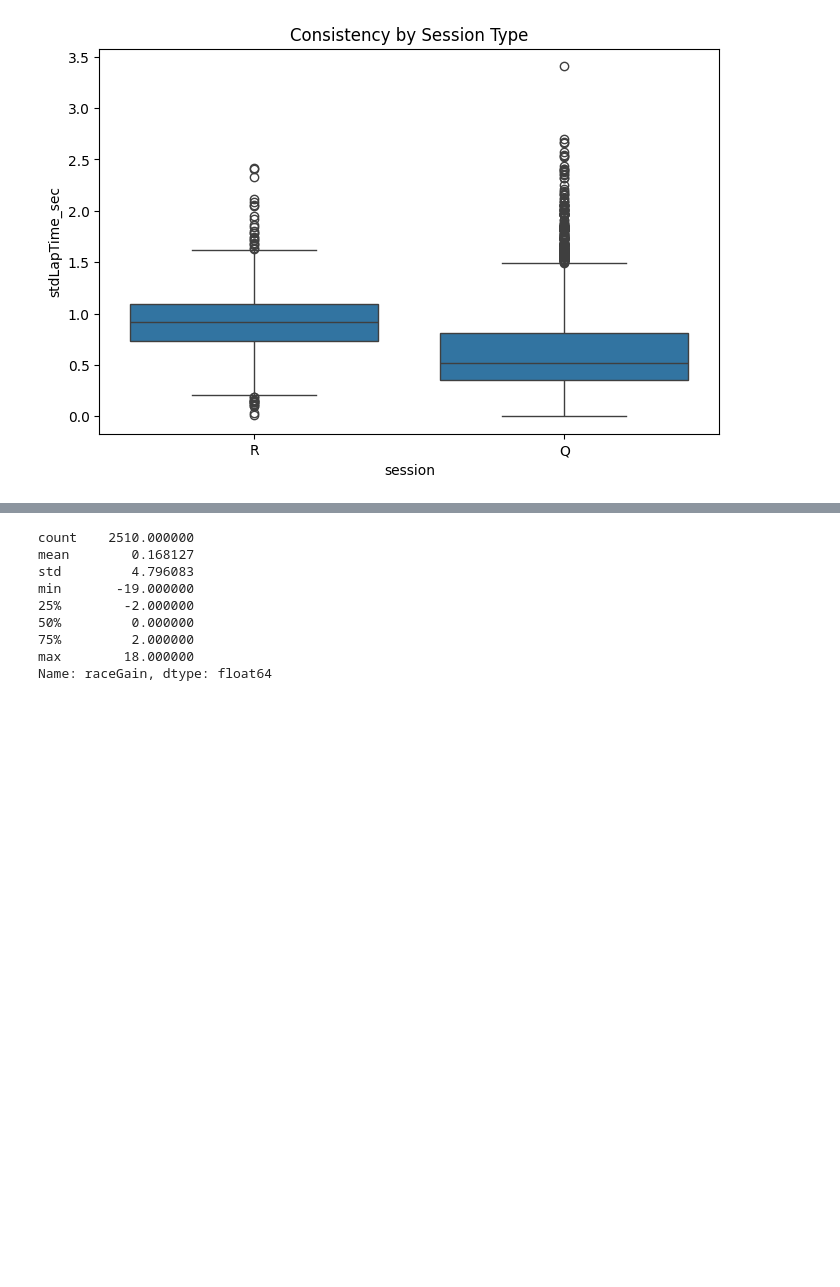
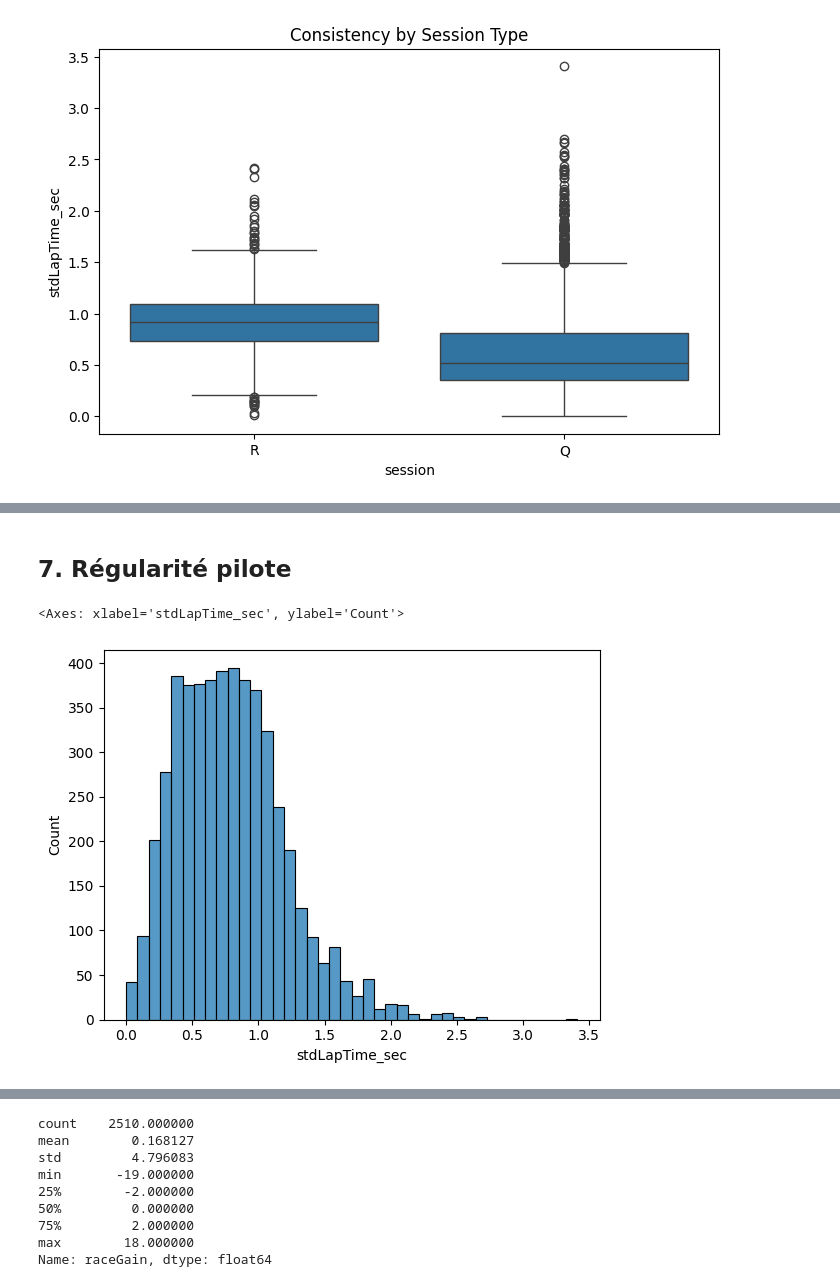
Before and after one commit to imanee3/Fil-rouge, a Jupyter notebook: notebooks/EDA.ipynb, the cells around one changed output, grey strips where cells are left out. Saved outputs shown, nothing was run; the diff lists cells and outputs as text; code cells hidden in the pictures; blank space fills up the shorter version.

```diff
--- a/notebooks/EDA.ipynb
+++ b/notebooks/EDA.ipynb
@@ -124,0 +179,7 @@ Name: maxSpeed_kmh, dtype: float64
+# %% [markdown]
+## 7. Régularité pilote
+# %%
+sns.histplot(df_fastf1["stdLapTime_sec"], bins=40)
+# %% [output]
+<Axes: xlabel='stdLapTime_sec', ylabel='Count'>
+[figure, added]
```
Also changed, not shown: parts of 34 cells of this notebook, 10 other files.
